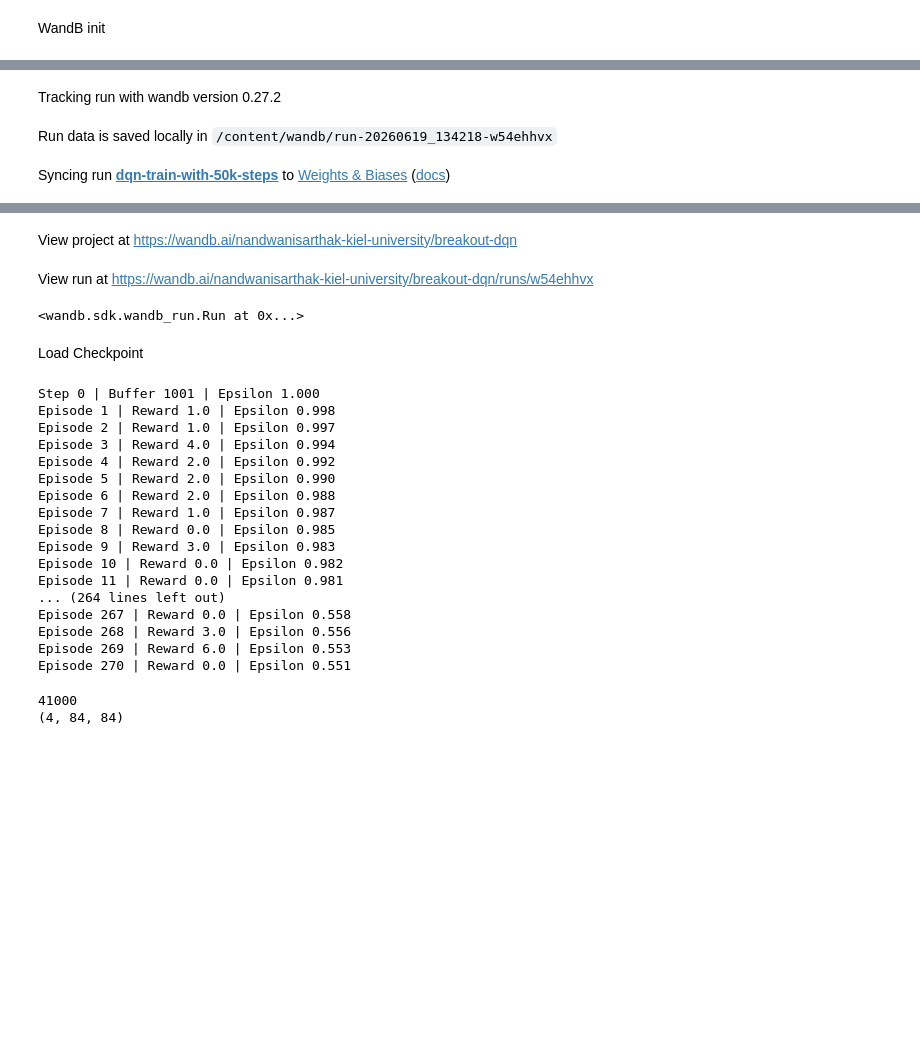
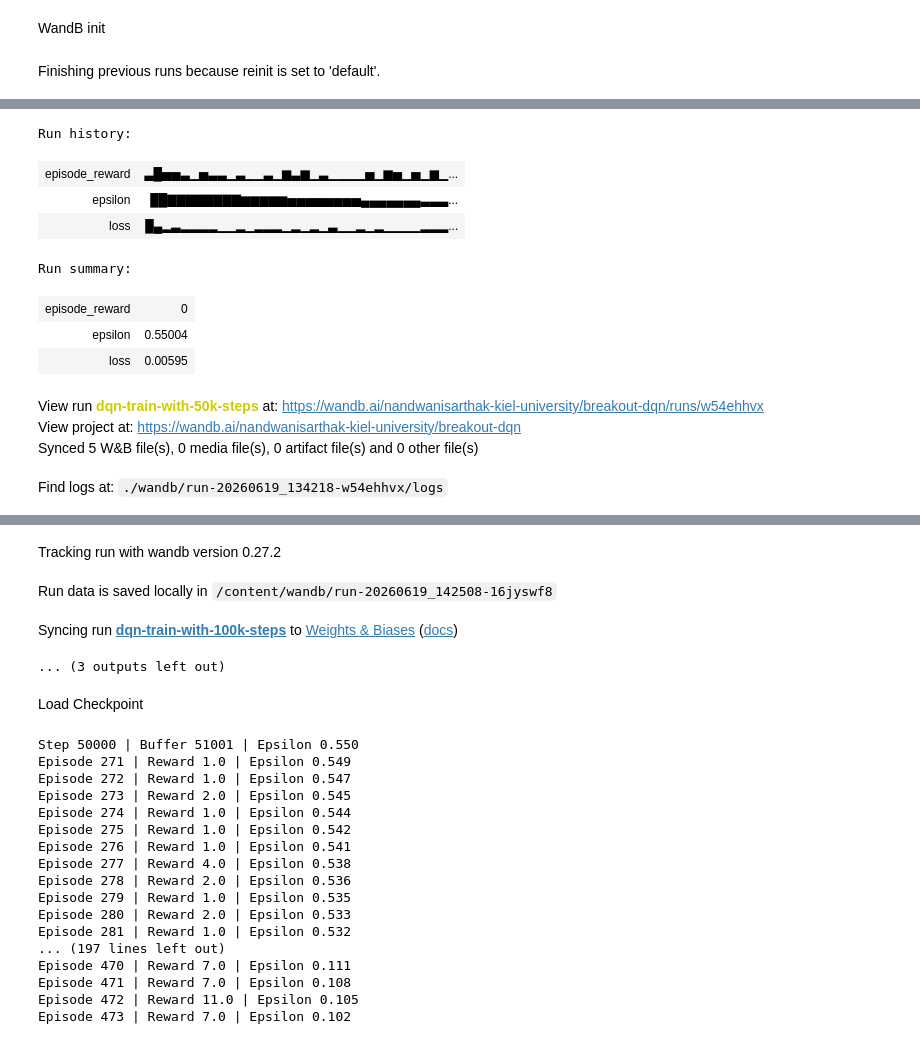
Before and after one commit to sarthaknandwani/DQN_Extensions, a Jupyter notebook: notebooks/template.ipynb, the cells around one changed output, grey strips where cells are left out. Drawn from its saved outputs; the diff is of its cells as text; code cells hidden in the pictures; blank space fills up the shorter version.

```diff
--- a/notebooks/template.ipynb
+++ b/notebooks/template.ipynb
@@ -1764,11 +1764,21 @@ WandB init
 # %%
 wandb.init(
     project="breakout-dqn",
-    name="dqn-train-with-50k-steps",
+    name="dqn-train-with-100k-steps",
     config=CONFIG
 )
 # %% [output]
+Finishing previous runs because reinit is set to 'default'.
 [interactive output not drawn]
-Tracking run with wandb version 0.27.2
+Run history:
+| episode_reward | ▃█▅▅▃▁▅▃▃▁▃▁▁▃▁▆▃▆▁▃▁▁▁▁▅▁▆▅▁▅▁▆▁... |
+| epsilon | ██▇▇▇▇▇▇▇▇▆▆▆▆▆▅▅▅▅▅▅▅▅▄▄▄▄▄▄▄▃▃▃... |
+| loss | █▄▂▃▂▂▂▂▁▁▂▁▂▂▂▁▂▁▂▁▃▁▁▂▁▂▁▁▁▁▂▂▂... |
+Run summary:
+| episode_reward | 0 |
+| epsilon | 0.55004 |
+| loss | 0.00595 |
-Run data is saved locally in /content/wandb/run-20260619_134218-w54ehhvx
+View run dqn-train-with-50k-steps at: https://wandb.ai/nandwanisarthak-kiel-university/breakout-dqn/runs/w54ehhvx
+View project at: https://wandb.ai/nandwanisarthak-kiel-university/breakout-dqn
+Synced 5 W&B file(s), 0 media file(s), 0 artifact file(s) and 0 other file(s)
-Syncing run dqn-train-with-50k-steps to Weights & Biases (docs)
+Find logs at: ./wandb/run-20260619_134218-w54ehhvx/logs
@@ -1775,6 +1786,7 @@ Syncing run dqn-train-with-50k-steps to Weights & Biases (docs)
-View project at https://wandb.ai/nandwanisarthak-kiel-university/breakout-dqn
+Tracking run with wandb version 0.27.2
-View run at https://wandb.ai/nandwanisarthak-kiel-university/breakout-dqn/runs/w54ehhvx
+Run data is saved locally in /content/wandb/run-20260619_142508-16jyswf8
-<wandb.sdk.wandb_run.Run at 0x...>
+Syncing run dqn-train-with-100k-steps to Weights & Biases (docs)
+... (3 outputs left out)
 # %% [markdown]
 Load Checkpoint
 # %%
@@ -1788,10 +1800,10 @@ start_step = 10000
 epsilon = 0.1
 # %%
-CONFIG["total_steps"] = 50_000
+CONFIG["total_steps"] = 100_000
 use_double_dqn = (CONFIG["algorithm"] == "DoubleDQN")
 
-#for step in range(start_step, CONFIG["total_steps"]):
-for step in range(CONFIG["total_steps"]):
+for step in range(start_step, CONFIG["total_steps"]):
+#for step in range(CONFIG["total_steps"]):
   # epsilon
   epsilon = get_epsilon(step)
 
@@ -1862,26 +1874,20 @@ torch.save(
     "checkpoints/dqn_final.pth"
 )
 # %% [output]
-Step 0 | Buffer 1001 | Epsilon 1.000
-Episode 1 | Reward 1.0 | Epsilon 0.998
-Episode 2 | Reward 1.0 | Epsilon 0.997
-Episode 3 | Reward 4.0 | Epsilon 0.994
-Episode 4 | Reward 2.0 | Epsilon 0.992
-Episode 5 | Reward 2.0 | Epsilon 0.990
-Episode 6 | Reward 2.0 | Epsilon 0.988
-Episode 7 | Reward 1.0 | Epsilon 0.987
-Episode 8 | Reward 0.0 | Epsilon 0.985
-Episode 9 | Reward 3.0 | Epsilon 0.983
-Episode 10 | Reward 0.0 | Epsilon 0.982
-Episode 11 | Reward 0.0 | Epsilon 0.981
-... (264 lines left out)
-Episode 267 | Reward 0.0 | Epsilon 0.558
-Episode 268 | Reward 3.0 | Epsilon 0.556
-Episode 269 | Reward 6.0 | Epsilon 0.553
-Episode 270 | Reward 0.0 | Epsilon 0.551
+Step 50000 | Buffer 51001 | Epsilon 0.550
+Episode 271 | Reward 1.0 | Epsilon 0.549
+Episode 272 | Reward 1.0 | Epsilon 0.547
+Episode 273 | Reward 2.0 | Epsilon 0.545
+Episode 274 | Reward 1.0 | Epsilon 0.544
+Episode 275 | Reward 1.0 | Epsilon 0.542
+Episode 276 | Reward 1.0 | Epsilon 0.541
+Episode 277 | Reward 4.0 | Epsilon 0.538
+Episode 278 | Reward 2.0 | Epsilon 0.536
+Episode 279 | Reward 1.0 | Epsilon 0.535
+Episode 280 | Reward 2.0 | Epsilon 0.533
+Episode 281 | Reward 1.0 | Epsilon 0.532
+... (197 lines left out)
+Episode 470 | Reward 7.0 | Epsilon 0.111
+Episode 471 | Reward 7.0 | Epsilon 0.108
+Episode 472 | Reward 11.0 | Epsilon 0.105
+Episode 473 | Reward 7.0 | Epsilon 0.102
-# %%
-print(len(buffer))
-print(state.shape)
-# %% [output]
-41000
-(4, 84, 84)
```
Also changed, not shown: parts of 12 cells of this notebook.
